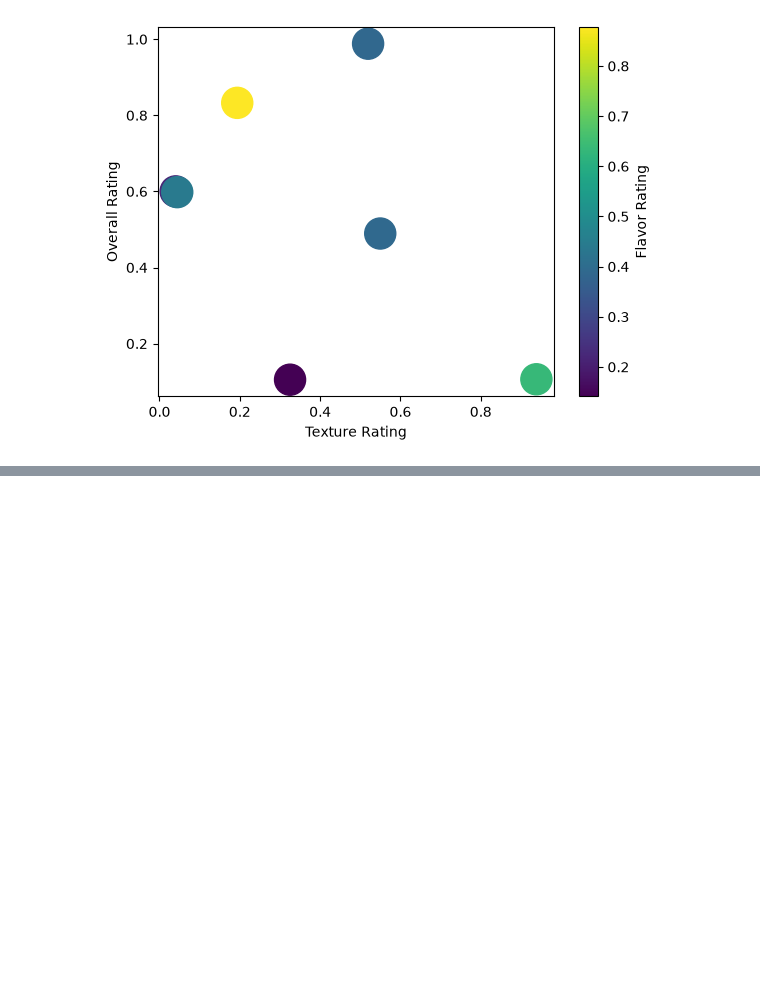
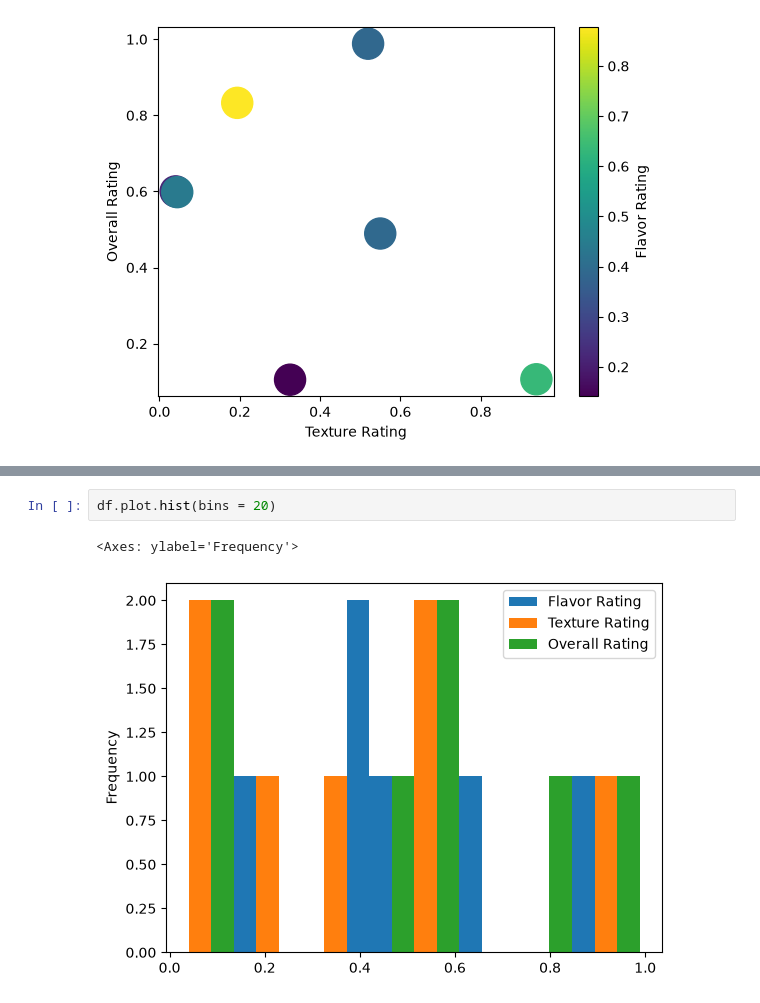
Before and after one commit to om2108/Python-Learning, a Jupyter notebook: Pandas_Learning/Visualizations.ipynb, the cells around one changed output, grey strips where cells are left out. Saved outputs shown, nothing was run; the diff lists cells and outputs as text; blank space fills up the shorter version.

```diff
--- a/Pandas_Learning/Visualizations.ipynb
+++ b/Pandas_Learning/Visualizations.ipynb
@@ -72,0 +84,5 @@ df.plot.scatter(x = 'Texture Rating', y = 'Overall Rating', s = 500, c = 'Flavor
+# %%
+df.plot.hist(bins = 20)
+# %% [output]
+<Axes: ylabel='Frequency'>
+[figure, added]
```
Also changed, not shown: parts of 7 cells of this notebook, 2 other files.
